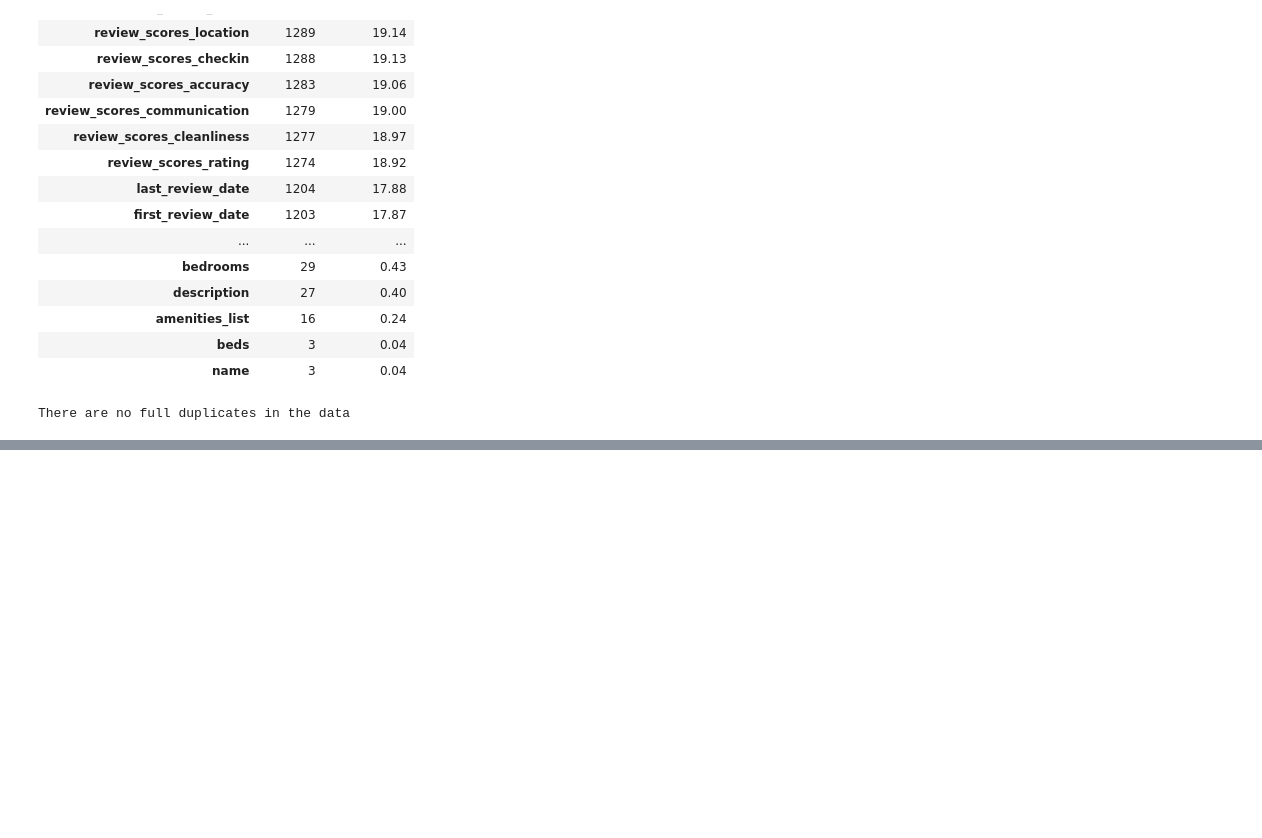
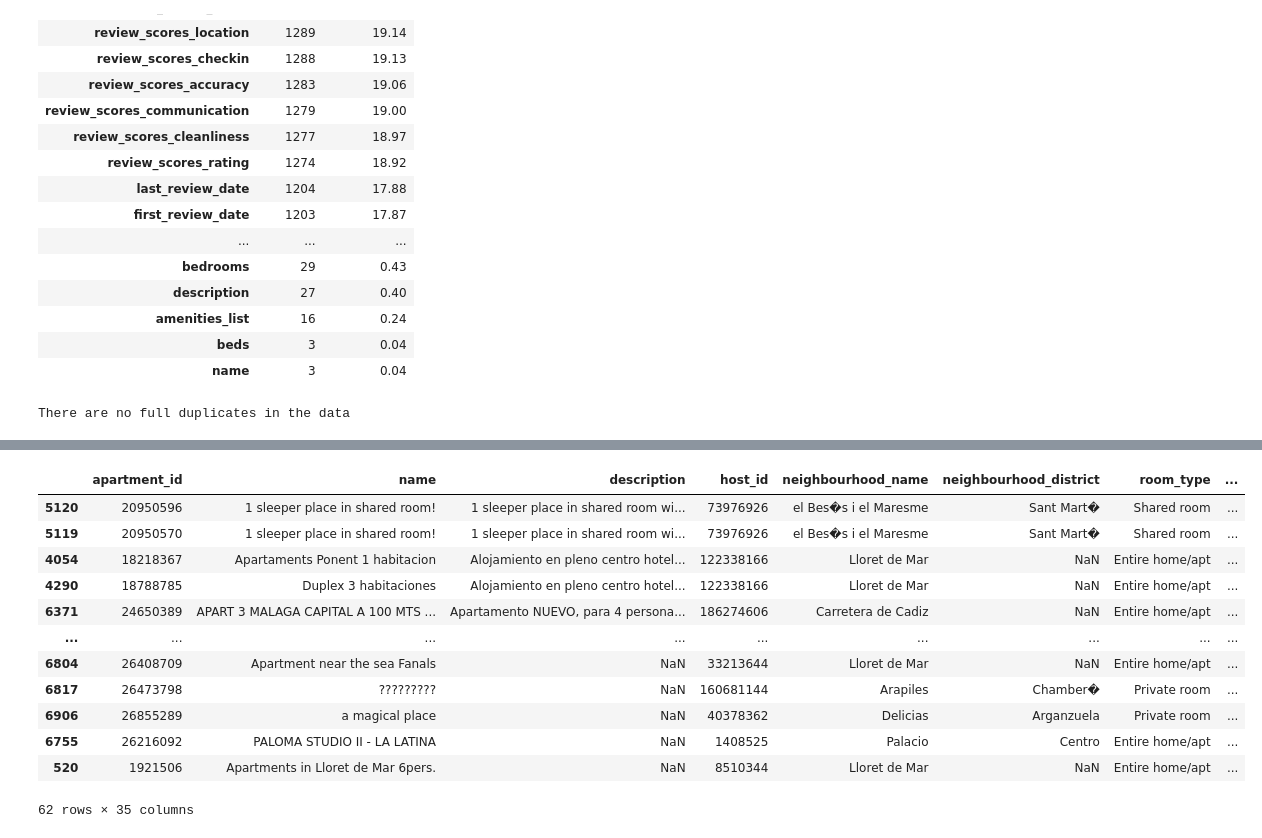
Before and after one commit to luybashu/tourism-accomodations-project, a Jupyter notebook: Scripts/data_overview.ipynb, the cells around one changed output, grey strips where cells are left out. Saved outputs shown, nothing was run; the diff lists cells and outputs as text; code cells hidden in the pictures; blank space fills up the shorter version.

```diff
--- a/Scripts/data_overview.ipynb
+++ b/Scripts/data_overview.ipynb
@@ -452,0 +469,16 @@ There are no full duplicates in the data
+# %%
+df_clean[df_clean['description'].duplicated(keep=False)].sort_values(by='description')
+# %% [output]
+|  | apartment_id | name | description | host_id | neighbourhood_name | neighbourhood_district | room_type | ... |
+| 5120 | 20950596 | 1 sleeper place in shared room! | 1 sleeper place in shared room wi... | 73976926 | el Bes�s i el Maresme | Sant Mart� | Shared room | ... |
+| 5119 | 20950570 | 1 sleeper place in shared room! | 1 sleeper place in shared room wi... | 73976926 | el Bes�s i el Maresme | Sant Mart� | Shared room | ... |
+| 4054 | 18218367 | Apartaments Ponent 1 habitacion | Alojamiento en pleno centro hotel... | 122338166 | Lloret de Mar | NaN | Entire home/apt | ... |
+| 4290 | 18788785 | Duplex 3 habitaciones | Alojamiento en pleno centro hotel... | 122338166 | Lloret de Mar | NaN | Entire home/apt | ... |
+| 6371 | 24650389 | APART 3 MALAGA CAPITAL A 100 MTS ... | Apartamento NUEVO, para 4 persona... | 186274606 | Carretera de Cadiz | NaN | Entire home/apt | ... |
+| ... | ... | ... | ... | ... | ... | ... | ... | ... |
+| 6804 | 26408709 | Apartment near the sea Fanals | NaN | 33213644 | Lloret de Mar | NaN | Entire home/apt | ... |
+| 6817 | 26473798 | ????????? | NaN | 160681144 | Arapiles | Chamber� | Private room | ... |
+| 6906 | 26855289 | a magical place | NaN | 40378362 | Delicias | Arganzuela | Private room | ... |
+| 6755 | 26216092 | PALOMA STUDIO II - LA LATINA | NaN | 1408525 | Palacio | Centro | Entire home/apt | ... |
+| 520 | 1921506 | Apartments in Lloret de Mar 6pers. | NaN | 8510344 | Lloret de Mar | NaN | Entire home/apt | ... |
+62 rows × 35 columns
```
Also changed, not shown: parts of 9 cells of this notebook.
